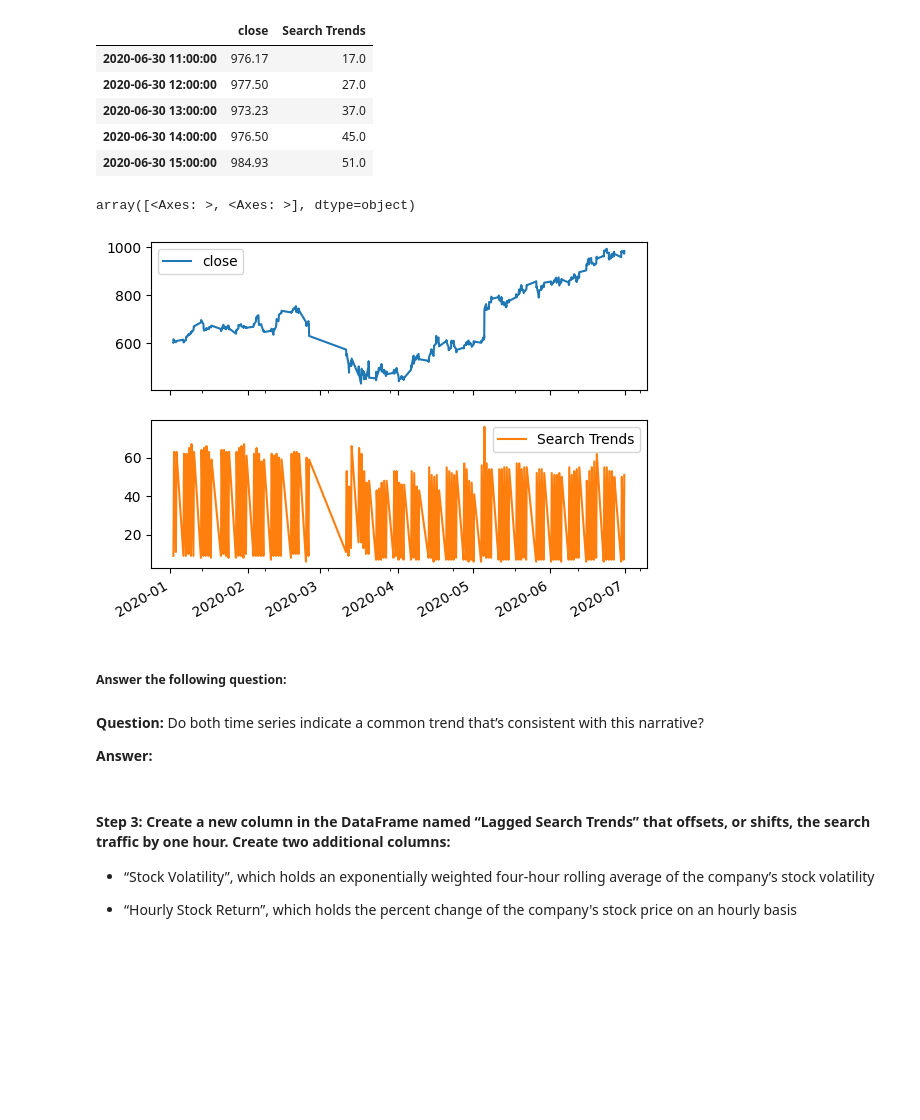
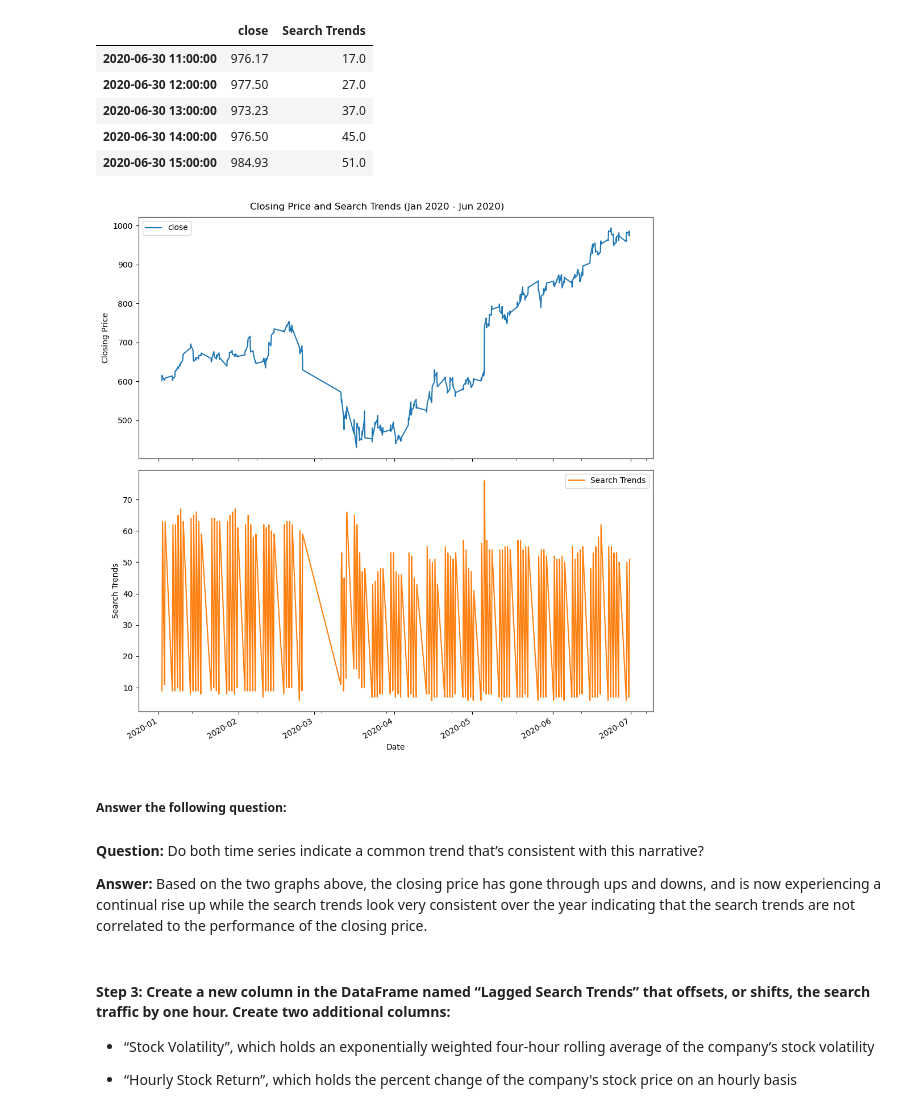
Before and after one commit to tsjohns9/prophet-challenge, a Jupyter notebook: forecasting_net_prophet.ipynb, the cells around one changed output. Drawn from its saved outputs; the diff is of its cells as text; code cells hidden in the pictures; blank space fills up the shorter version.

```diff
--- a/forecasting_net_prophet.ipynb
+++ b/forecasting_net_prophet.ipynb
@@ -282,9 +289,11 @@ display(df_mercado_stock.tail())
 # %%
 # Concatenate the df_mercado_stock DataFrame with the df_mercado_trends DataFrame
 # Concatenate the DataFrame by columns (axis=1), and drop and rows with only one column of data
-
+mercado_stock_trends_df = pd.concat([df_mercado_stock, df_mercado_trends], axis=1).dropna()
 
 # View the first and last five rows of the DataFrame
+display(mercado_stock_trends_df.head())
+display(mercado_stock_trends_df.tail())
 # %% [output]
 |  | close | Search Trends |
 | 2016-06-01 09:00:00 | 135.16 | 6.0 |
@@ -302,9 +311,11 @@ display(df_mercado_stock.tail())
 #### Step 2: Market events emerged during the year of 2020 that many companies found difficult. But, after the initial shock to global financial markets, new customers and revenue increased for e-commerce platforms. Slice the data to just the first half of 2020 (`2020-01` to `2020-06` in the DataFrame), and then plot the data. Do both time series indicate a common trend that’s consistent with this narrative?
 # %%
 # For the combined dataframe, slice to just the first half of 2020 (2020-01 through 2020-06)
-
+mercado_stock_trends_df_2020_h1 = mercado_stock_trends_df.loc['2020-01-01':'2020-06-30']
 
 # View the first and last five rows of first_half_2020 DataFrame
+display(mercado_stock_trends_df_2020_h1.head())
+display(mercado_stock_trends_df_2020_h1.tail())
 # %% [output]
 |  | close | Search Trends |
 | 2020-01-02 09:00:00 | 601.085 | 9.0 |
@@ -321,16 +332,22 @@ display(df_mercado_stock.tail())
 # %%
 # Visualize the close and Search Trends data
 # Plot each column on a separate axes using the following syntax
 # `plot(subplots=True)`
+axes = mercado_stock_trends_df_2020_h1.plot(subplots=True, figsize=(10, 10), title='Closing Price and Search Trends (Jan 2020 - Jun 2020)')
+axes[0].set_ylabel('Closing Price')
+axes[1].set_ylabel('Search Trends')
+plt.xlabel('Date')
+plt.tight_layout()
+plt.show()
 # %% [output]
-array([<Axes: >, <Axes: >], dtype=object)
-[figure, old version]
+[figure, new version]
 # %% [markdown]
 ##### Answer the following question:
-# %% [markdown]
-**Question:** Do both time series indicate a common trend that’s consistent with this narrative?
-
-**Answer:**
+# %% [markdown]
+**Question:** Do both time series indicate a common trend that’s consistent with this narrative?
+
+**Answer:** Based on the two graphs above, the closing price has gone through ups and downs, and is now experiencing a continual rise up
+while the search trends look very consistent over the year indicating that the search trends are not correlated to the performance of the closing price.
 # %% [markdown]
 #### Step 3: Create a new column in the DataFrame named “Lagged Search Trends” that offsets, or shifts, the search traffic by one hour. Create two additional columns:
 
```
Also changed, not shown: parts of 10 cells of this notebook.
